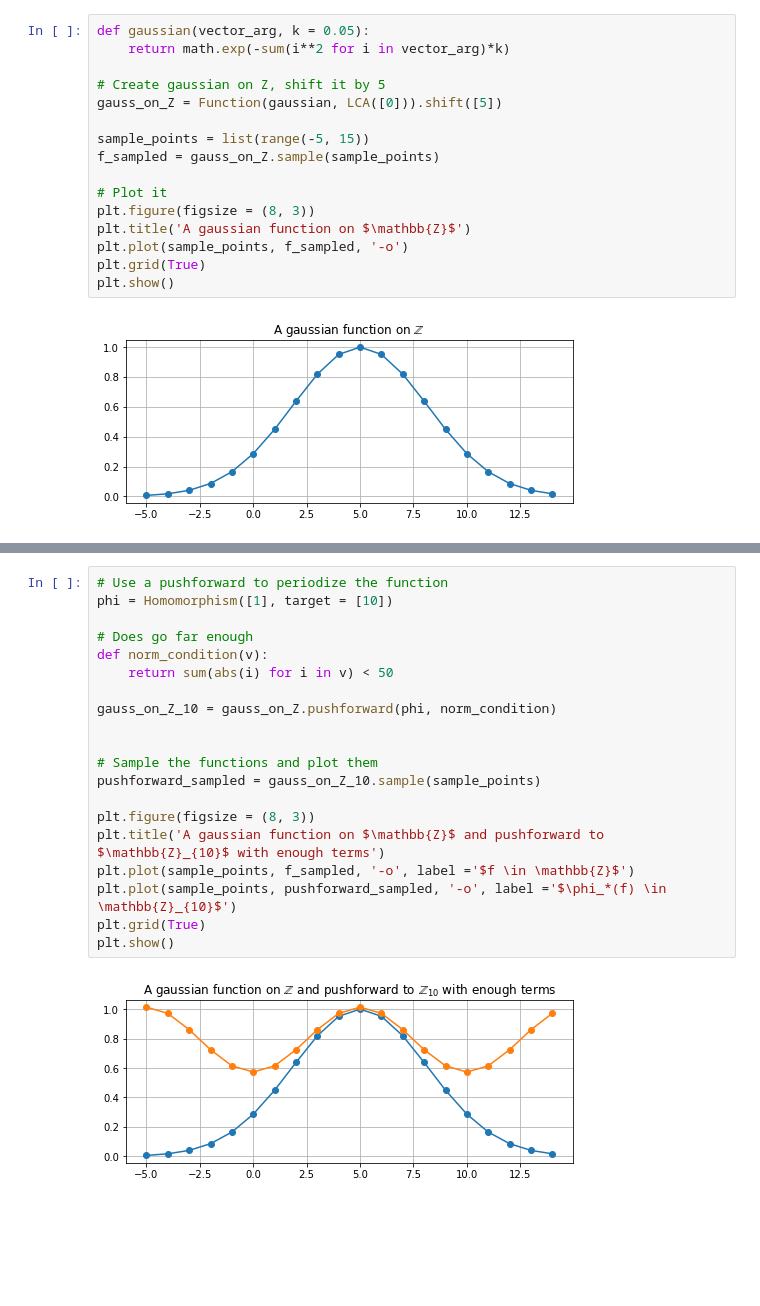
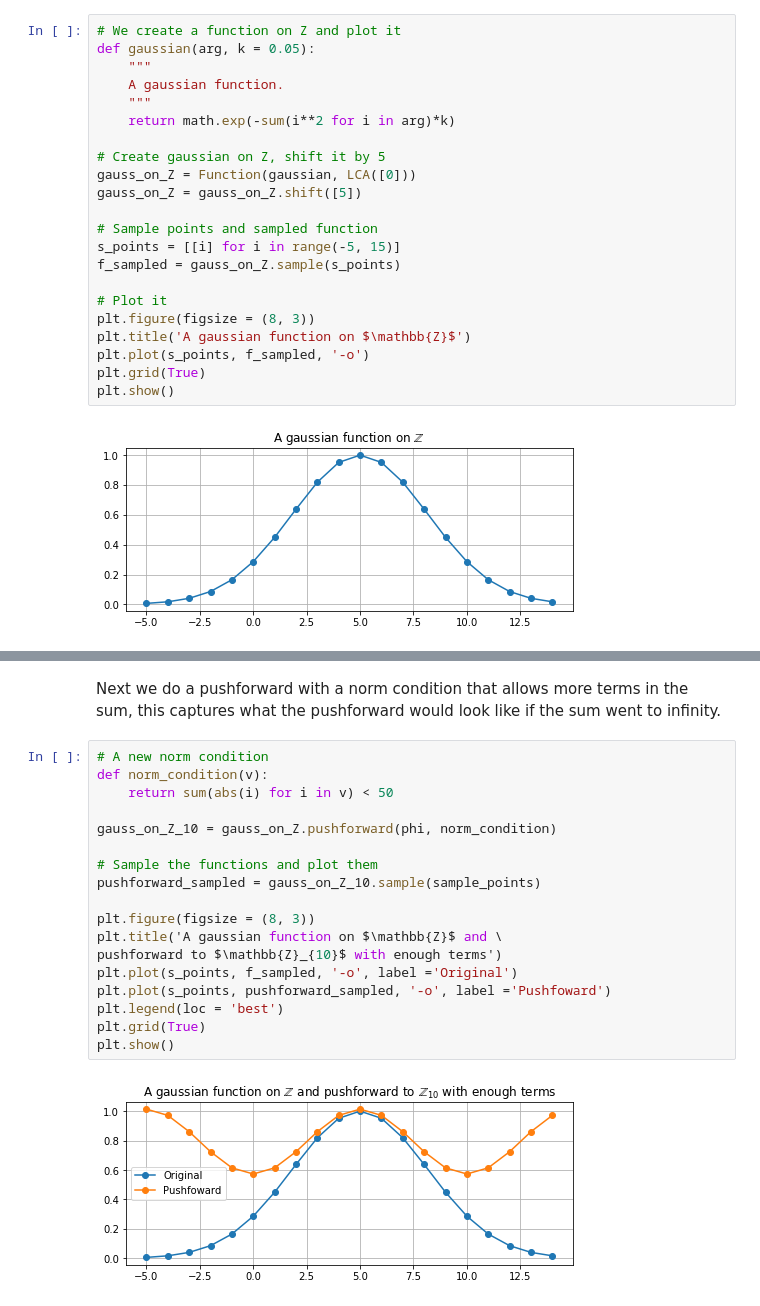
Before and after one commit to tommyod/abelian, a Jupyter notebook: docs/notebooks/functions.ipynb, the cells around one changed output, grey strips where cells are left out. Saved outputs shown, nothing was run; the diff lists cells and outputs as text; blank space fills up the shorter version.

```diff
--- a/docs/notebooks/functions.ipynb
+++ b/docs/notebooks/functions.ipynb
@@ -120,17 +190,23 @@ $$\operatorname{linear * pullback} \in \mathbb{C}^G, \ G = \mathbb{Z}$$
 # %%
-def gaussian(vector_arg, k = 0.05):
-    return math.exp(-sum(i**2 for i in vector_arg)*k)
+# We create a function on Z and plot it
+def gaussian(arg, k = 0.05):
+    """
+    A gaussian function.
+    """
+    return math.exp(-sum(i**2 for i in arg)*k)
 
 # Create gaussian on Z, shift it by 5
-gauss_on_Z = Function(gaussian, LCA([0])).shift([5])
+gauss_on_Z = Function(gaussian, LCA([0]))
+gauss_on_Z = gauss_on_Z.shift([5])
 
-sample_points = list(range(-5, 15))
-f_sampled = gauss_on_Z.sample(sample_points)
+# Sample points and sampled function
+s_points = [[i] for i in range(-5, 15)]
+f_sampled = gauss_on_Z.sample(s_points)
 
 # Plot it
 plt.figure(figsize = (8, 3))
 plt.title('A gaussian function on $\mathbb{Z}$')
-plt.plot(sample_points, f_sampled, '-o')
+plt.plot(s_points, f_sampled, '-o')
 plt.grid(True)
 plt.show()
 # %% [output]
@@ -161,22 +244,22 @@ plt.show()
+# %% [markdown]
+Next we do a pushforward with a norm condition that allows more terms in the sum, this captures what the pushforward would look like if the sum went to infinity.
 # %%
-# Use a pushforward to periodize the function
-phi = Homomorphism([1], target = [10])
-
-# Does go far enough
+# A new norm condition
 def norm_condition(v):
     return sum(abs(i) for i in v) < 50
 
 gauss_on_Z_10 = gauss_on_Z.pushforward(phi, norm_condition)
 
-
 # Sample the functions and plot them
 pushforward_sampled = gauss_on_Z_10.sample(sample_points)
 
 plt.figure(figsize = (8, 3))
-plt.title('A gaussian function on $\mathbb{Z}$ and pushforward to $\mathbb{Z}_{10}$ with enough terms')
-plt.plot(sample_points, f_sampled, '-o', label ='$f \in \mathbb{Z}$')
-plt.plot(sample_points, pushforward_sampled, '-o', label ='$\phi_*(f) \in \mathbb{Z}_{10}$')
+plt.title('A gaussian function on $\mathbb{Z}$ and \
+pushforward to $\mathbb{Z}_{10}$ with enough terms')
+plt.plot(s_points, f_sampled, '-o', label ='Original')
+plt.plot(s_points, pushforward_sampled, '-o', label ='Pushfoward')
+plt.legend(loc = 'best')
 plt.grid(True)
 plt.show()
 # %% [output]
-[figure, old version]
+[figure, new version]
```
Also changed, not shown: parts of 24 cells of this notebook, 5 other files.
